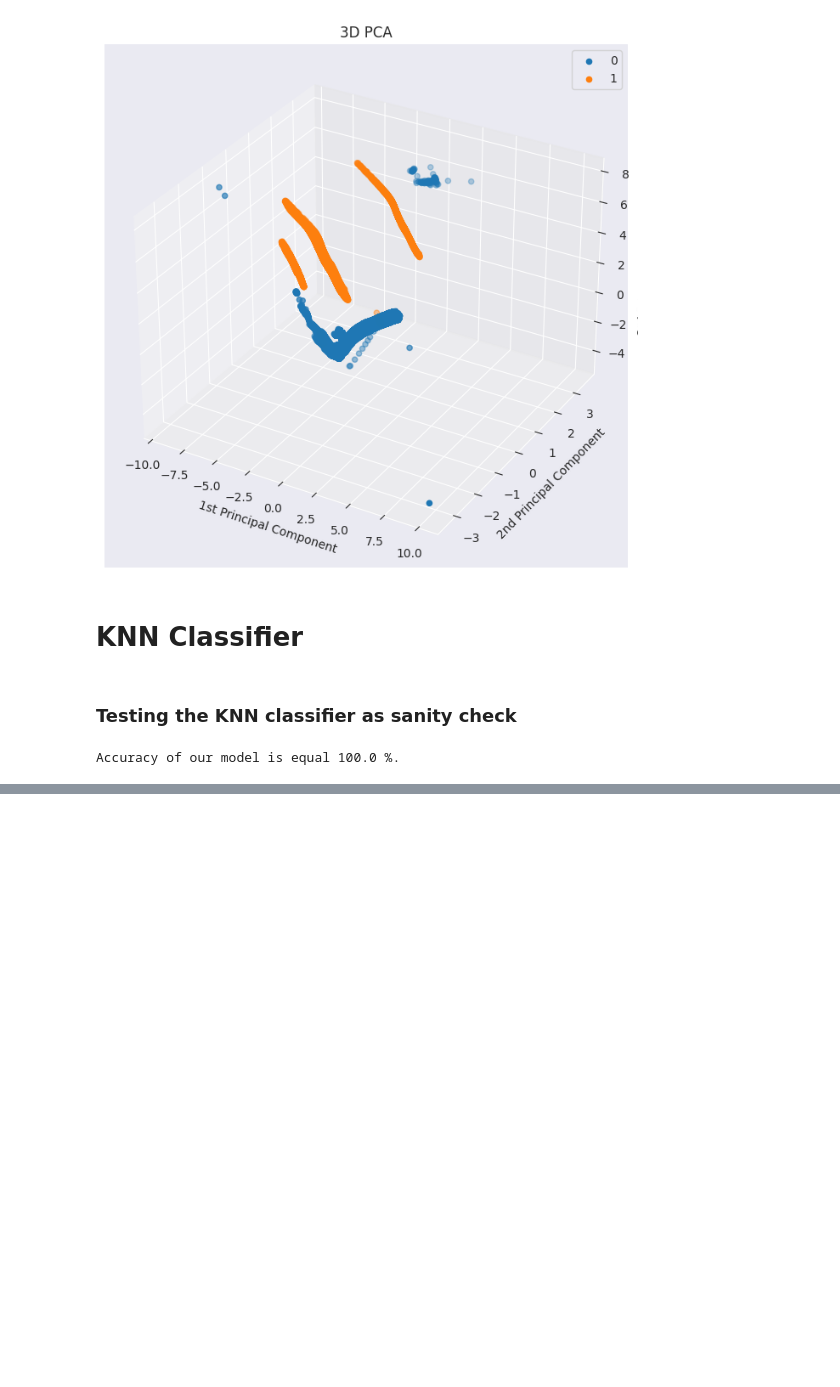
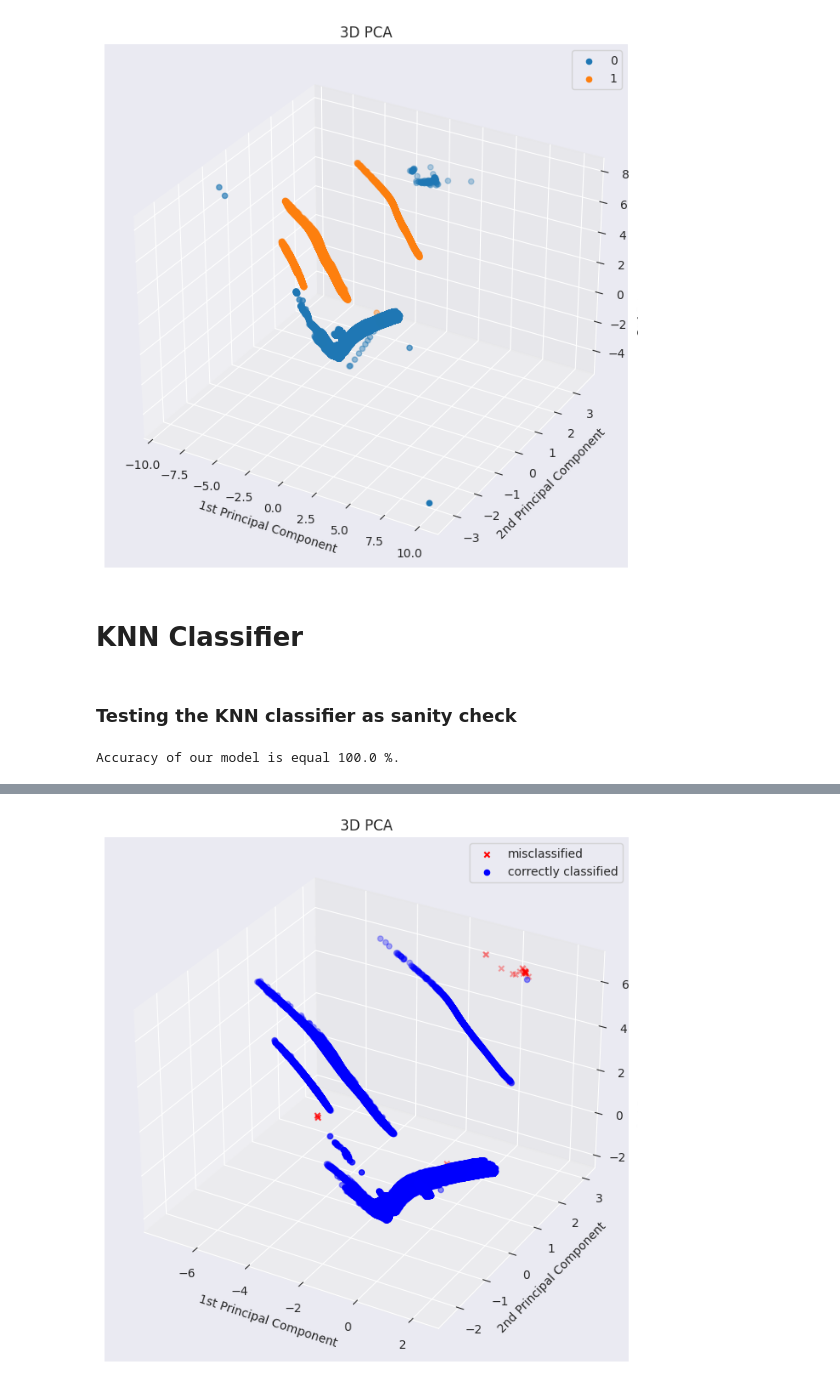
Before and after one commit to kathrinthenhausen/EnergySystems, a Jupyter notebook: Classification.ipynb, the cells around one changed output, grey strips where cells are left out. Drawn from its saved outputs; the diff is of its cells as text; code cells hidden in the pictures; blank space fills up the shorter version.

```diff
--- a/Classification.ipynb
+++ b/Classification.ipynb
@@ -249,0 +292,36 @@ Accuracy of our model is equal 100.0 %.
+# %%
+# PCA to reduce dimensionality and plot misclassified vs correctly classified samples
+from sklearn.decomposition import PCA
+import numpy as np
+
+pca = PCA(n_components=3)
+pca.fit(X_train)
+X_train_pca = pca.transform(X_train)
+X_test_pca = pca.transform(X_test)
+
+# get indices of misclassified samples
+misclassified_idx = np.where(y_test != y_pred)[0]
+correctly_classified_idx = np.where(y_test == y_pred)[0]
+
+plt.figure(figsize=(12, 8))  # Adjust figure size if needed
+ax = plt.subplot(111, projection='3d')  # Create a 3D subplot
+
+# Plot the PCA
+# Assuming you have a 'y_train' array for labels to color the points
+# If you don't have labels, you can just use one color for all points
+# for label in np.unique(y_train):
+#     ax.scatter(X_train_pca[y_train == label, 0], X_train_pca[y_train == label, 2], X_train_pca[y_train == label, 1], label=label)
+
+# plot misclassified samples vs correctly classified samples
+ax.scatter(X_test_pca[misclassified_idx, 0], X_test_pca[misclassified_idx, 2], X_test_pca[misclassified_idx, 1], c='red', marker='x', label='misclassified')
+
+ax.scatter(X_test_pca[correctly_classified_idx, 0], X_test_pca[correctly_classified_idx, 2], X_test_pca[correctly_classified_idx, 1], c='blue', marker='o', label='correctly classified')
+
+plt.title("3D PCA")
+ax.set_xlabel("1st Principal Component")
+ax.set_ylabel("2nd Principal Component")
+ax.set_zlabel("3rd Principal Component")
+plt.legend()
+plt.show()
+# %% [output]
+[figure, added]
```
Also changed, not shown: parts of 15 cells of this notebook.
